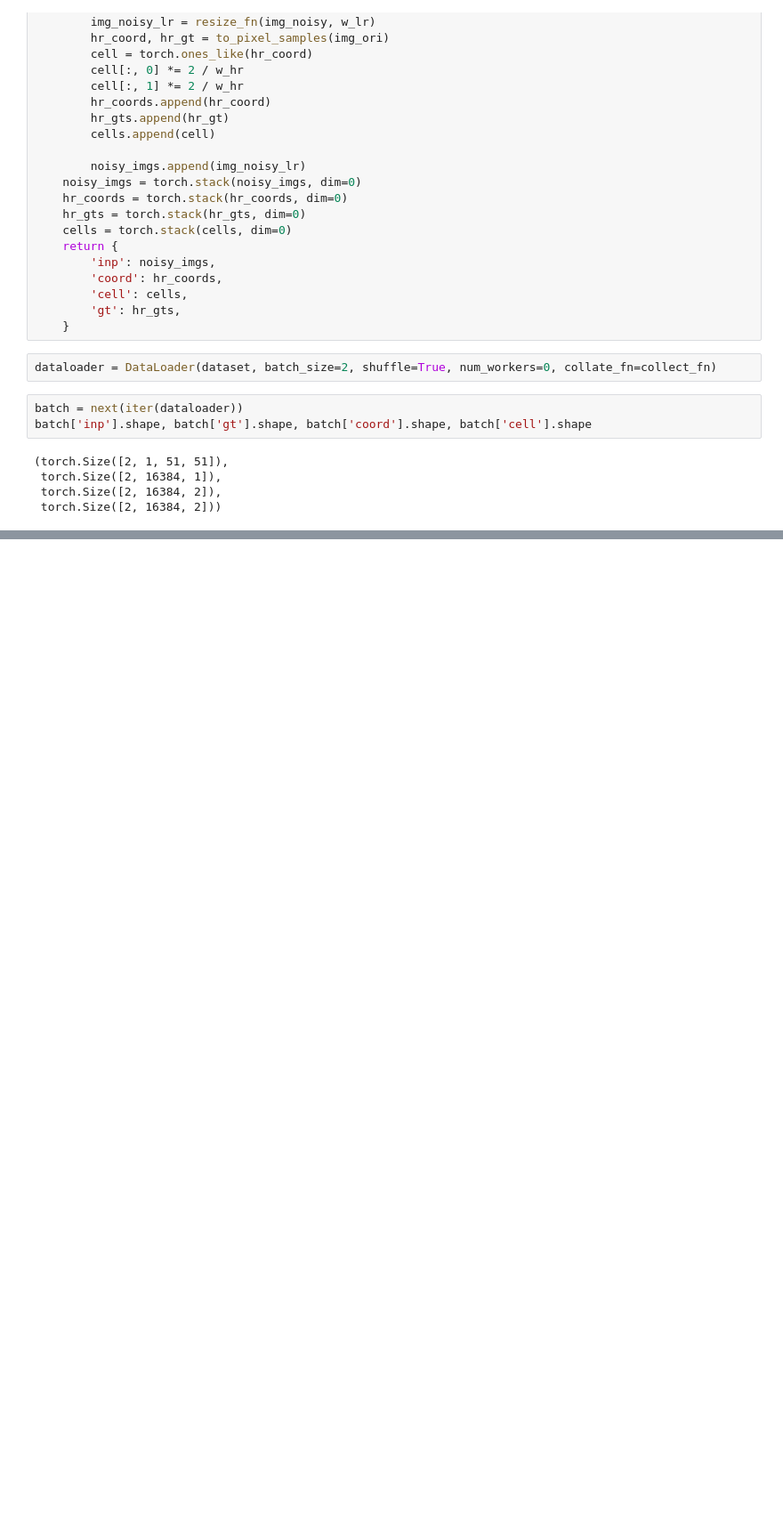
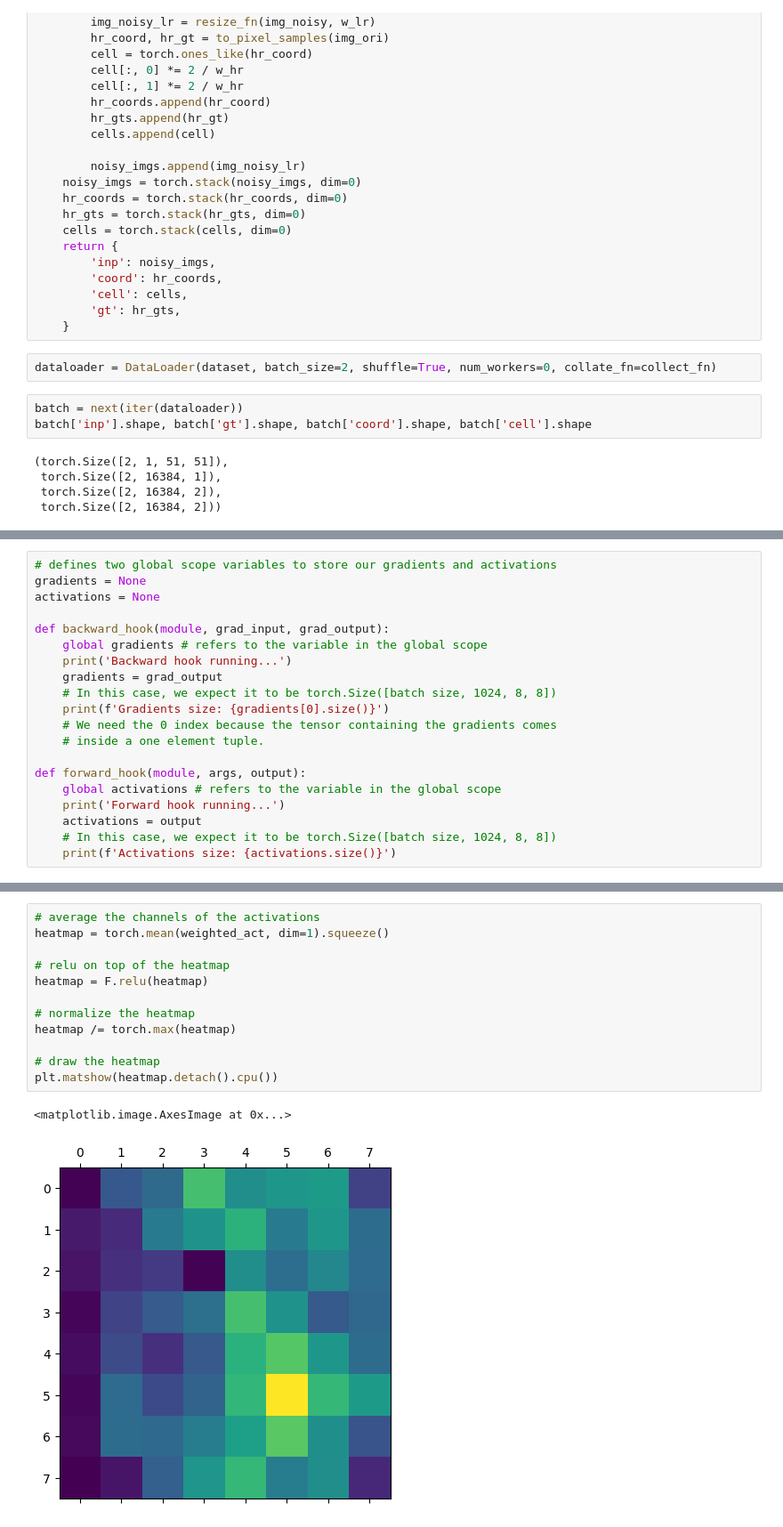
Before and after one commit to Ruizhuo-Xu/DN-SR-liif, a Jupyter notebook: debug.ipynb, the cells around one changed output, grey strips where cells are left out. Shown at 89% size. Drawn from its saved outputs; the diff is of its cells as text; blank space fills up the shorter version.

```diff
--- a/debug.ipynb
+++ b/debug.ipynb
@@ -139,0 +195,20 @@ batch['inp'].shape, batch['gt'].shape, batch['coord'].shape, batch['cell'].shape
+# %%
+# defines two global scope variables to store our gradients and activations
+gradients = None
+activations = None
+
+def backward_hook(module, grad_input, grad_output):
+    global gradients # refers to the variable in the global scope
+    print('Backward hook running...')
+    gradients = grad_output
+    # In this case, we expect it to be torch.Size([batch size, 1024, 8, 8])
+    print(f'Gradients size: {gradients[0].size()}')
+    # We need the 0 index because the tensor containing the gradients comes
+    # inside a one element tuple.
+
+def forward_hook(module, args, output):
+    global activations # refers to the variable in the global scope
+    print('Forward hook running...')
+    activations = output
+    # In this case, we expect it to be torch.Size([batch size, 1024, 8, 8])
+    print(f'Activations size: {activations.size()}')
@@ -139,0 +260,15 @@ batch['inp'].shape, batch['gt'].shape, batch['coord'].shape, batch['cell'].shape
+# %%
+# average the channels of the activations
+heatmap = torch.mean(weighted_act, dim=1).squeeze()
+
+# relu on top of the heatmap
+heatmap = F.relu(heatmap)
+
+# normalize the heatmap
+heatmap /= torch.max(heatmap)
+
+# draw the heatmap
+plt.matshow(heatmap.detach().cpu())
+# %% [output]
+<matplotlib.image.AxesImage at 0x...>
+[figure, added]
```
Also changed, not shown: parts of 15 cells of this notebook, 54 other files.
